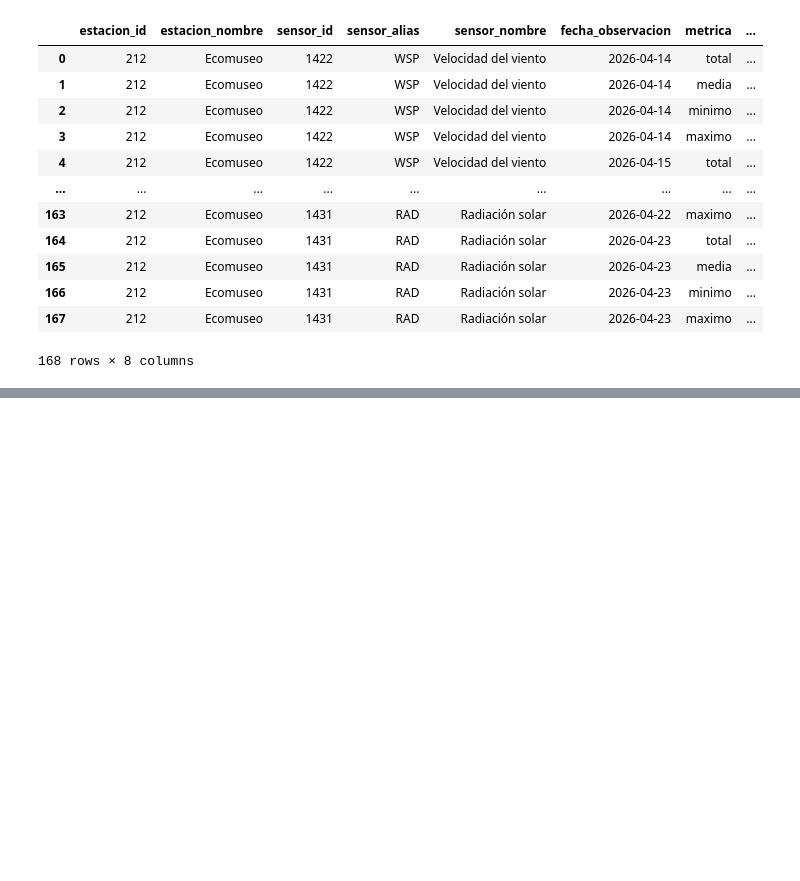
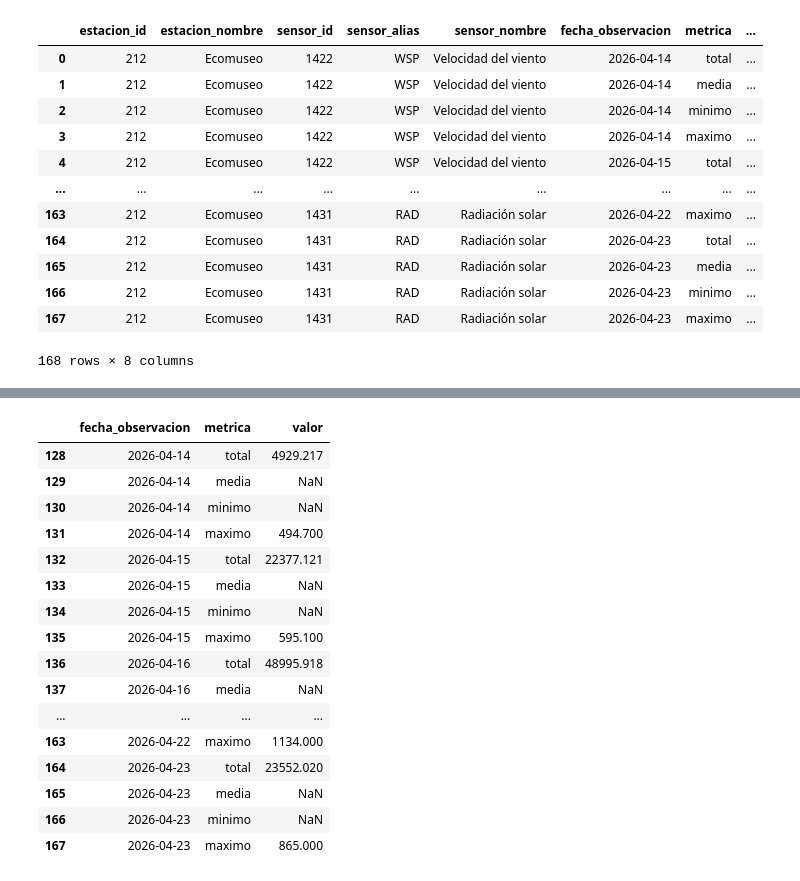
Before and after one commit to ialonsoiturbe/Tenerife-estacion-Ecomuseo, a Jupyter notebook: tenerife.ipynb, the cells around one changed output, grey strips where cells are left out. Saved outputs shown, nothing was run; the diff lists cells and outputs as text; code cells hidden in the pictures; blank space fills up the shorter version.

```diff
--- a/tenerife.ipynb
+++ b/tenerife.ipynb
@@ -91,0 +146,20 @@ data_report(df_ecomuseo)
+# %%
+df_rad
+# %% [output]
+|  | fecha_observacion | metrica | valor |
+| 128 | 2026-04-14 | total | 4929.217 |
+| 129 | 2026-04-14 | media | NaN |
+| 130 | 2026-04-14 | minimo | NaN |
+| 131 | 2026-04-14 | maximo | 494.700 |
+| 132 | 2026-04-15 | total | 22377.121 |
+| 133 | 2026-04-15 | media | NaN |
+| 134 | 2026-04-15 | minimo | NaN |
+| 135 | 2026-04-15 | maximo | 595.100 |
+| 136 | 2026-04-16 | total | 48995.918 |
+| 137 | 2026-04-16 | media | NaN |
+| ... | ... | ... | ... |
+| 163 | 2026-04-22 | maximo | 1134.000 |
+| 164 | 2026-04-23 | total | 23552.020 |
+| 165 | 2026-04-23 | media | NaN |
+| 166 | 2026-04-23 | minimo | NaN |
+| 167 | 2026-04-23 | maximo | 865.000 |
```
Also changed, not shown: parts of 7 cells of this notebook.
